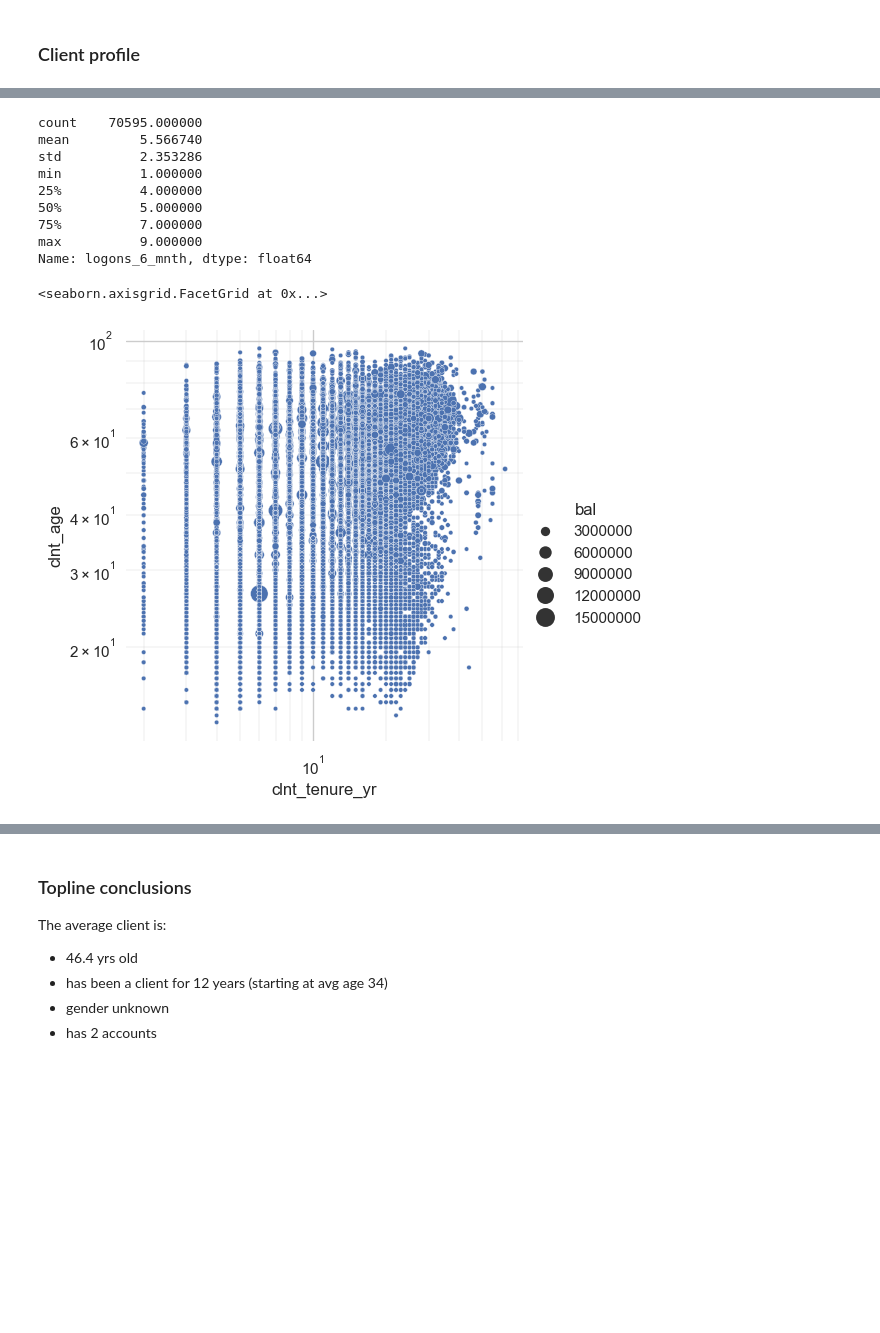
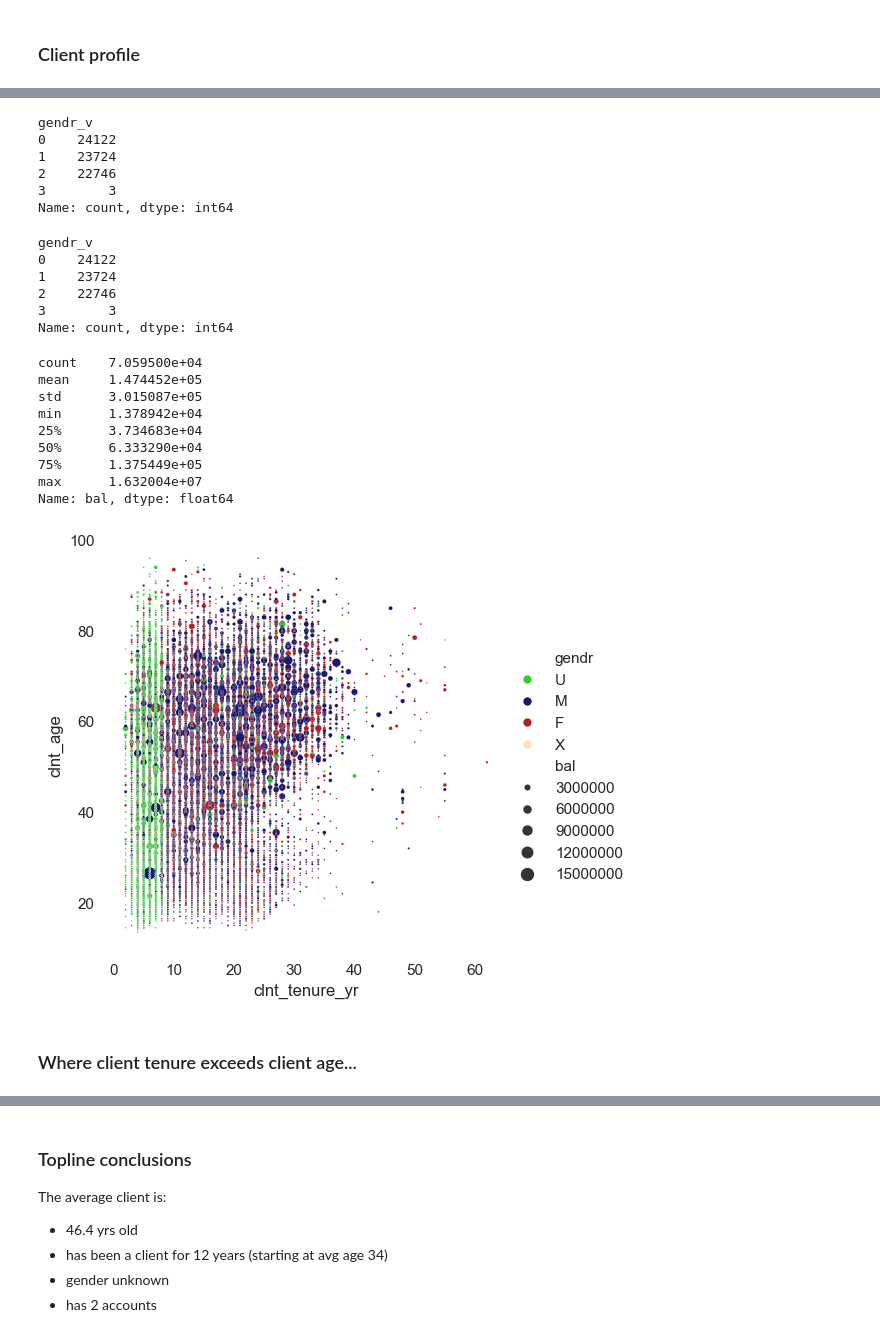
Before and after one commit to mhga94/vanguard_project, a Jupyter notebook: notebook/Project.ipynb, the cells around one changed output, grey strips where cells are left out. Cells and saved outputs as stored; diff of their text form; code cells hidden in the pictures; blank space fills up the shorter version.

```diff
--- a/notebook/Project.ipynb
+++ b/notebook/Project.ipynb
@@ -110,3 +113,41 @@ Index(['client_id', 'clnt_tenure_yr', 'clnt_tenure_mnth', 'clnt_age', 'gendr',
+# %%
+# add column for gender assigning numerical values for each categorical value.
+
+# get index list for each unique value
+u_index = list(df_demo[df_demo['gendr'] == 'U'].index) # assign 0
+m_index = list(df_demo[df_demo['gendr'] == 'M'].index) # assign 1
+f_index = list(df_demo[df_demo['gendr'] == 'F'].index) # assign 2
+x_index = list(df_demo[df_demo['gendr'] == 'X'].index) # assign 3
+
+# create dictionary with indices
+gendr_dict = {0:u_index, 1:m_index, 2:f_index, 3:x_index}
+
+# create new column with default value
+df_demo['gendr_v'] = -1
+
+# iterate over dictionary and fill new column with keys
+for key, values in gendr_dict.items():
+    for i in values:
+        df_demo.loc[i, 'gendr_v'] = key
+
+# check for success
+df_demo['gendr_v'].value_counts()
+# %% [output]
+gendr_v
+0    24122
+1    23724
+2    22746
+3        3
+Name: count, dtype: int64
+# %%
+df_demo['gendr_v'].value_counts()
+# %% [output]
+gendr_v
+0    24122
+1    23724
+2    22746
+3        3
+Name: count, dtype: int64
 # %%
 # Focusing on data from df_demo
 
@@ -114,32 +155,31 @@ Index(['client_id', 'clnt_tenure_yr', 'clnt_tenure_mnth', 'clnt_age', 'gendr',
 # df_demo['clnt_age'].describe()
 # df_demo['gendr'].value_counts()/len(df_demo['gendr'])*100
 # df_demo['num_accts'].describe()
-# df_demo['bal'].describe()
+df_demo['bal'].describe()
 # df_demo['calls_6_mnth'].describe()
 # df_demo['logons_6_mnth'].describe()
 # %% [output]
-count    70595.000000
-mean         5.566740
-std          2.353286
-min          1.000000
-25%          4.000000
-50%          5.000000
-75%          7.000000
-max          9.000000
-Name: logons_6_mnth, dtype: float64
+count    7.059500e+04
+mean     1.474452e+05
+std      3.015087e+05
+min      1.378942e+04
+25%      3.734683e+04
+50%      6.333290e+04
+75%      1.375449e+05
+max      1.632004e+07
+Name: bal, dtype: float64
 # %%
-sns.set_theme(style="whitegrid")
+# Set style
+sns.set_theme(style = "white", palette = ['limegreen','midnightblue','firebrick','moccasin'], font = "sans serif")
 
-cmap = sns.cubehelix_palette(rot=-.2, as_cmap=True)
 g = sns.relplot(
     data=df_demo,
-    x="clnt_tenure_yr", y="clnt_age", size="bal",
-    palette=cmap, sizes=(10, 200),
+    x="clnt_tenure_yr", y="clnt_age", size="bal", hue ="gendr", sizes=(1, 100),
 )
-g.set(xscale="log", yscale="log")
-g.ax.xaxis.grid(True, "minor", linewidth=.25)
-g.ax.yaxis.grid(True, "minor", linewidth=.25)
+# g.set(xscale="log", yscale="log")
+# g.ax.xaxis.grid(True, "minor", linewidth=.25)
+# g.ax.yaxis.grid(True, "minor", linewidth=.25)
 g.despine(left=True, bottom=True)
+plt.savefig('client_scatter.png', dpi = 300)
 # %% [output]
-<seaborn.axisgrid.FacetGrid at 0x...>
-[figure, old version]
+[figure, new version]
@@ -145,0 +203,2 @@ g.despine(left=True, bottom=True)
+# %% [markdown]
+### Where client tenure exceeds client age...
```
Also changed, not shown: parts of 42 cells of this notebook, 10 other files.
